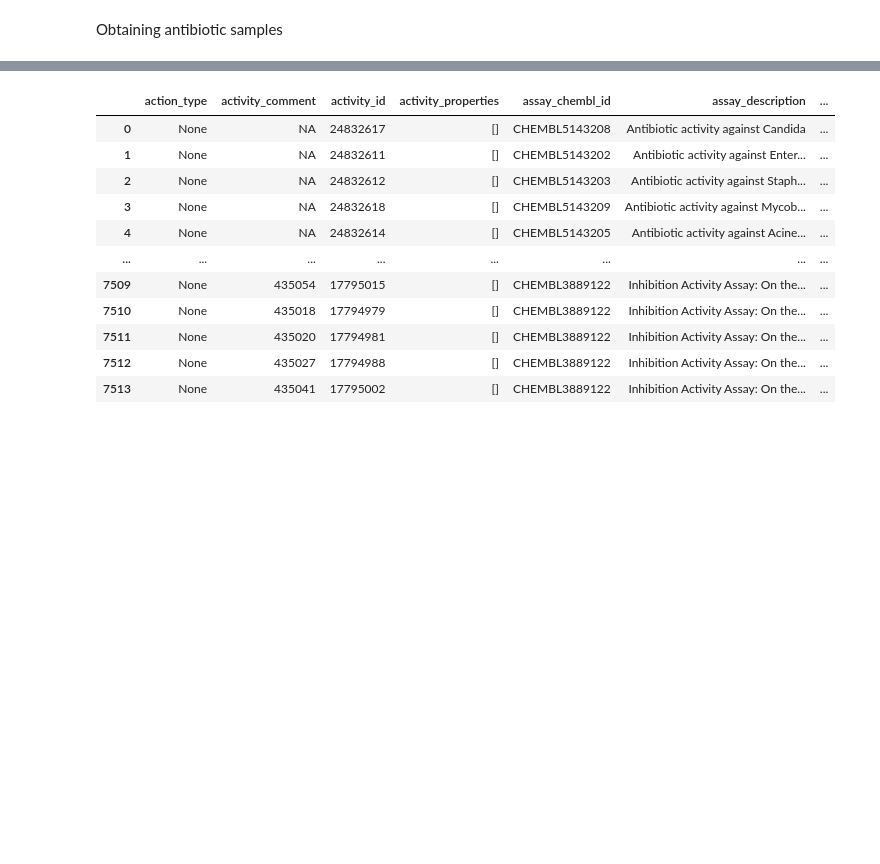
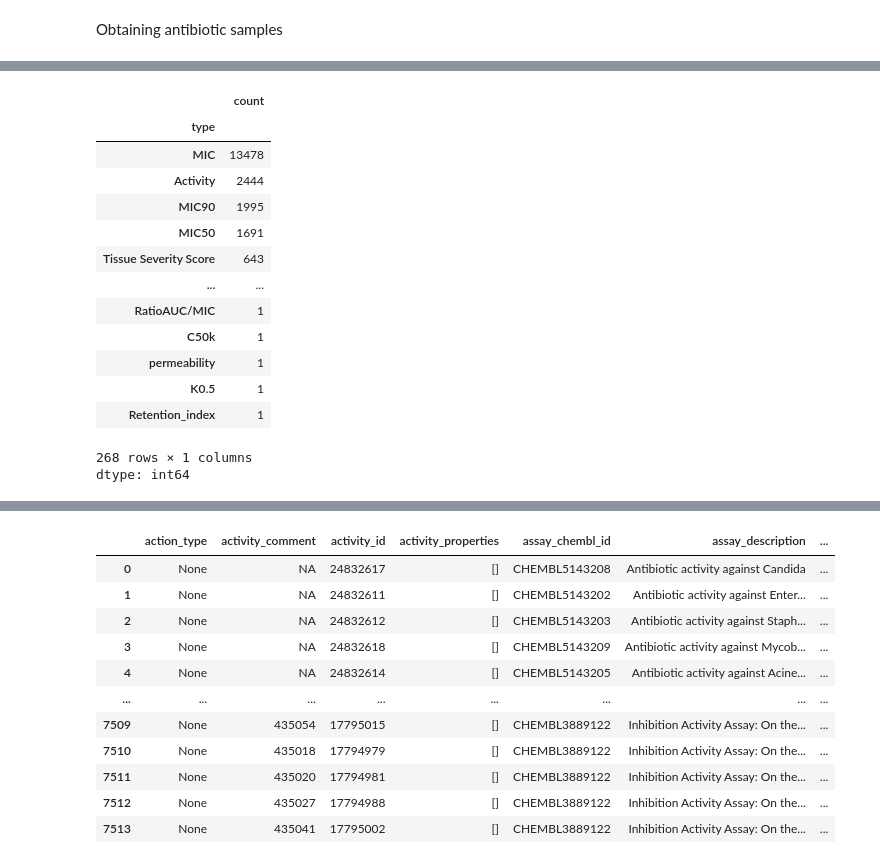
Before and after one commit to Igor-source/Made_code, a Jupyter notebook: Activity_drugs.ipynb, the cells around one changed output, grey strips where cells are left out. Saved outputs shown, nothing was run; the diff lists cells and outputs as text; code cells hidden in the pictures; blank space fills up the shorter version.

```diff
--- a/Activity_drugs.ipynb
+++ b/Activity_drugs.ipynb
@@ -26,0 +76,21 @@ Obtaining antibiotic samples
+# %%
+# Подсчитываем уникальные значения в столбце 'category'
+value_counts = target_sorted['type'].value_counts()
+# Выводим количество уникальных значений
+display(value_counts)
+# %% [output]
+|  | count |
+| type |  |
+| MIC | 13478 |
+| Activity | 2444 |
+| MIC90 | 1995 |
+| MIC50 | 1691 |
+| Tissue Severity Score | 643 |
+| ... | ... |
+| RatioAUC/MIC | 1 |
+| C50k | 1 |
+| permeability | 1 |
+| K0.5 | 1 |
+| Retention_index | 1 |
+268 rows × 1 columns
+dtype: int64
```
Also changed, not shown: parts of 8 cells of this notebook.
